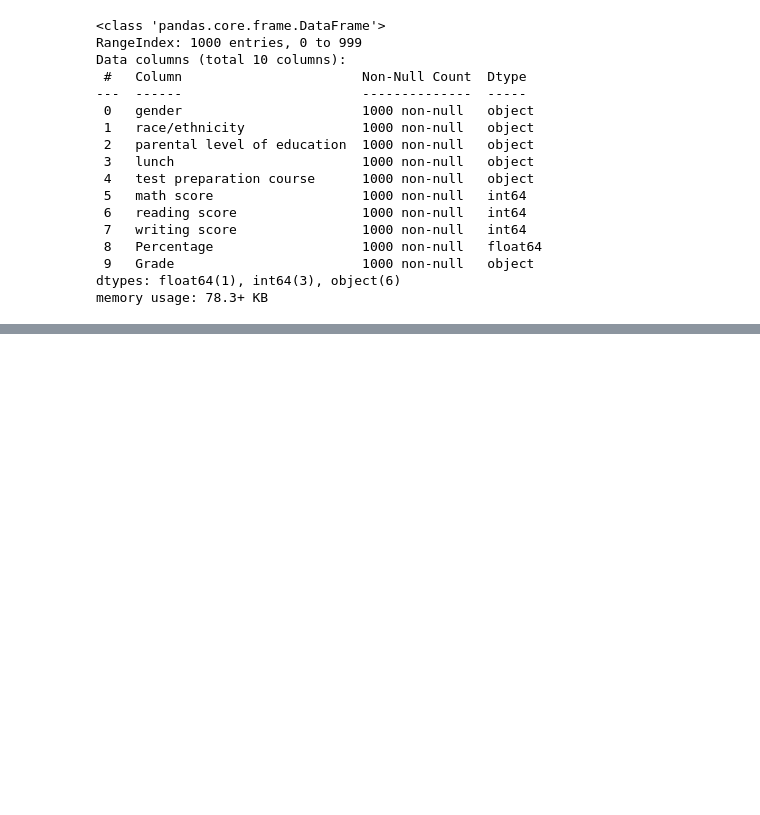
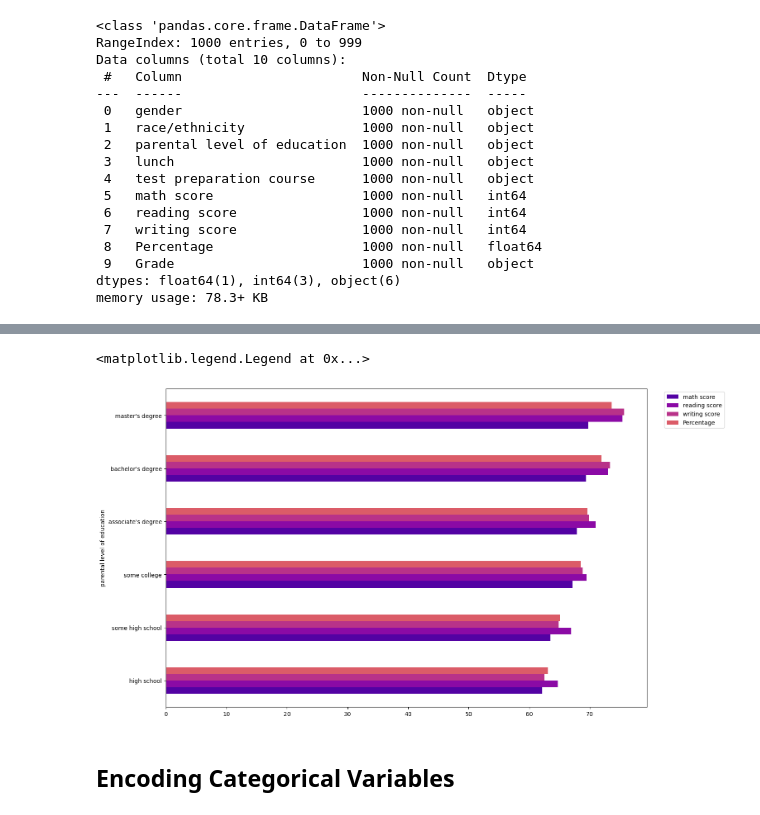
Before and after one commit to IzhanAli08/MyResearch, a Jupyter notebook: Feature Engineering and Model Building.ipynb, the cells around one changed output, grey strips where cells are left out. Cells and saved outputs as stored; diff of their text form; code cells hidden in the pictures; blank space fills up the shorter version.

```diff
--- a/Feature Engineering and Model Building.ipynb
+++ b/Feature Engineering and Model Building.ipynb
@@ -59,0 +72,9 @@ memory usage: 78.3+ KB
+# %%
+sns.set_palette("plasma")
+data.groupby('parental level of education').agg('mean').sort_values(by = 'Percentage').plot(kind='barh',figsize=(15,10))
+plt.legend(bbox_to_anchor=(1.03, 1), loc = 2)
+# %% [output]
+<matplotlib.legend.Legend at 0x...>
+[figure, added]
+# %% [markdown]
+## Encoding Categorical Variables
```
Also changed, not shown: parts of 15 cells of this notebook.
